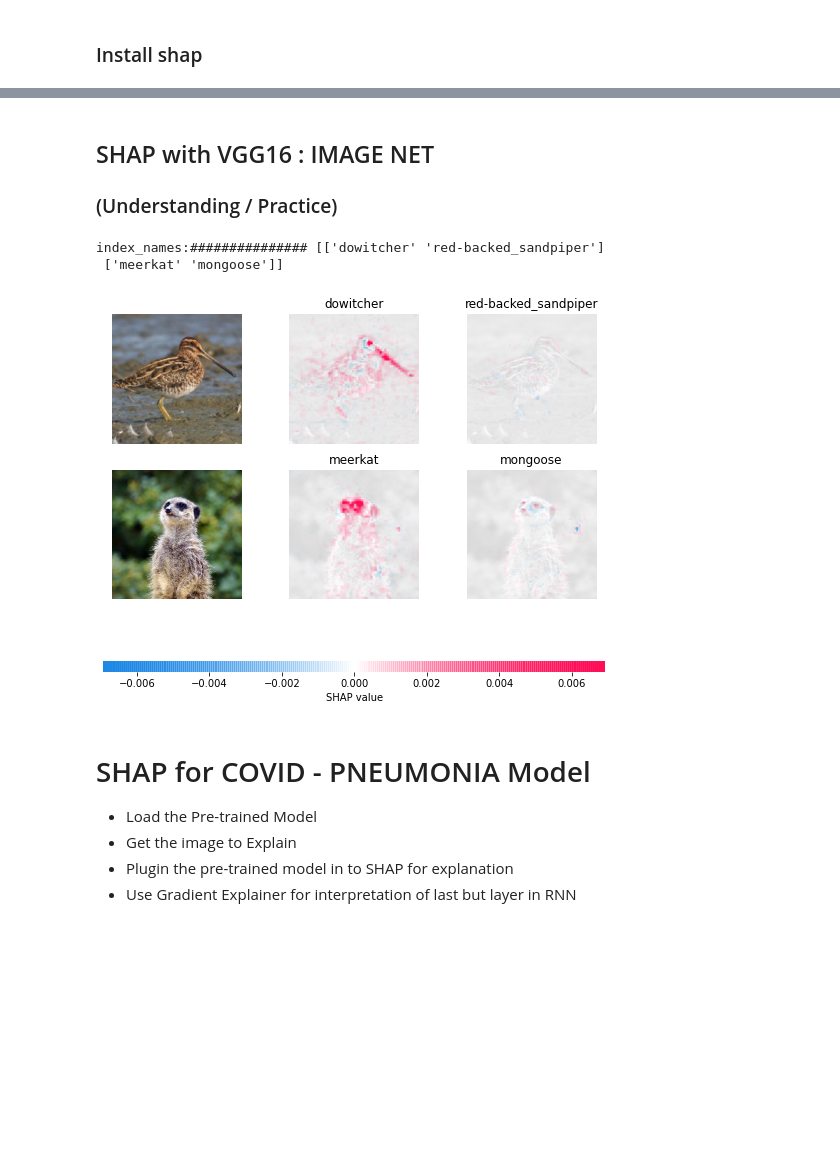
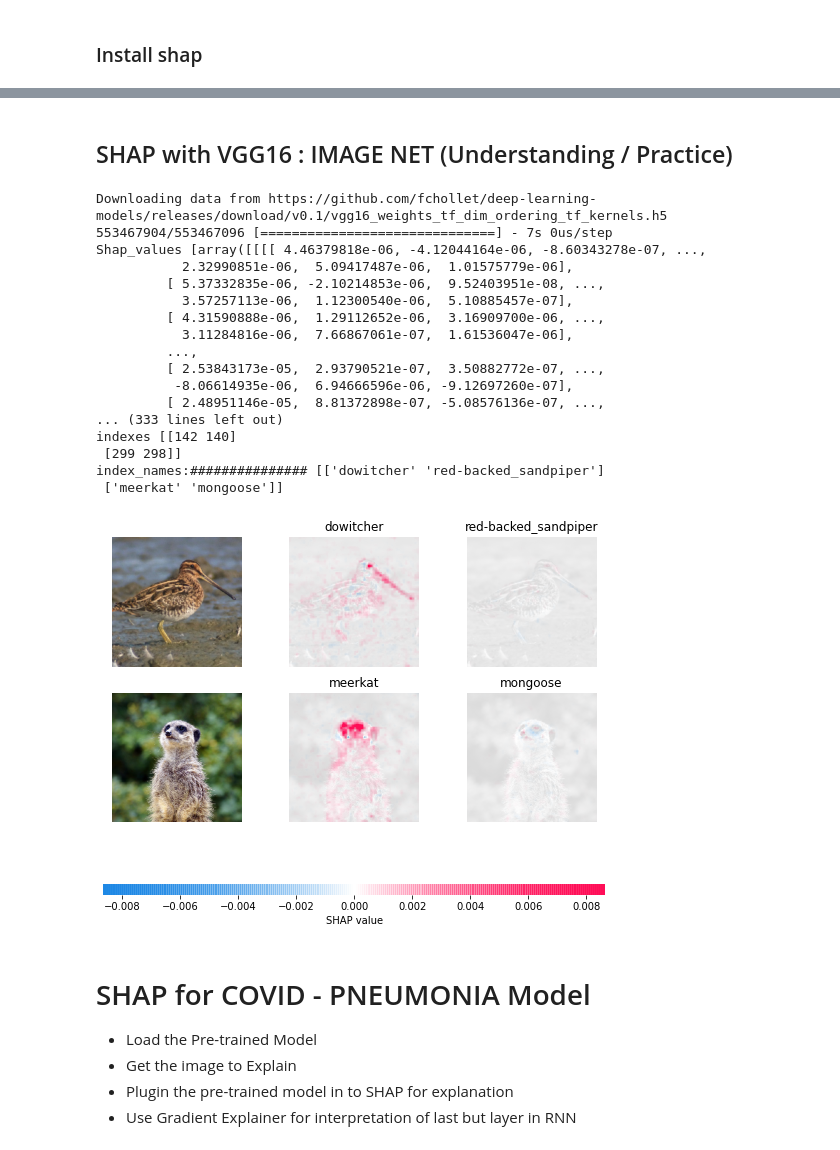
Before and after one commit to gsskalyan/Explainability-Team8, a Jupyter notebook: Part3/SHAP_Part3.ipynb, the cells around one changed output, grey strips where cells are left out. Saved outputs shown, nothing was run; the diff lists cells and outputs as text; code cells hidden in the pictures; blank space fills up the shorter version.

```diff
--- a/Part3/SHAP_Part3.ipynb
+++ b/Part3/SHAP_Part3.ipynb
@@ -49,51 +63,68 @@ Successfully built shap
 Installing collected packages: slicer, shap
 Successfully installed shap-0.37.0 slicer-0.0.3
 # %% [markdown]
-## SHAP with VGG16 : IMAGE NET
-### (Understanding / Practice)
+## SHAP with VGG16 : IMAGE NET (Understanding / Practice)
 # %%
 from keras.applications.vgg16 import VGG16
 from keras.applications.vgg16 import preprocess_input, decode_predictions
 import numpy as np
 import shap
-# import keras.backend as K
-import tensorflow.compat.v1.keras.backend as K
-import tensorflow as tf
-tf.compat.v1.disable_eager_execution()
+import keras.backend as K
+# import tensorflow.compat.v1.keras.backend as K
+# import tensorflow as tf
+# tf.compat.v1.disable_eager_execution()
 import json
 
 # load pre-trained model and choose two images to explain
 model = VGG16(weights='imagenet', include_top=True)
 X,y = shap.datasets.imagenet50()
 # print(X)
 to_explain = X[[39,41]]
 # print("to_explain:",to_explain)
 
 # load the ImageNet class names
 url = "https://s3.amazonaws.com/deep-learning-models/image-models/imagenet_class_index.json"
 fname = shap.datasets.cache(url)
 with open(fname) as f:
     class_names = json.load(f)
 # print(class_names)
 
 # explain how the input to the 7th layer of the model explains the top two classes
 def map2layer(x, layer):
     feed_dict = dict(zip([model.layers[0].input], [preprocess_input(x.copy())]))
     return K.get_session().run(model.layers[layer].input, feed_dict)
 
 e = shap.GradientExplainer((model.layers[7].input, model.layers[-1].output), map2layer(preprocess_input(X.copy()), 7))
 shap_values,indexes = e.shap_values(map2layer(to_explain, 7), ranked_outputs=2)
 
+print("Shap_values",shap_values)
+print("indexes",indexes)
+
 # get the names for the classes
 index_names = np.vectorize(lambda x: class_names[str(x)][1])(indexes)
 print("index_names:###############",index_names)
 
 # plot the explanations
 shap.image_plot(shap_values, to_explain, index_names)
 # %% [output]
+Downloading data from https://github.com/fchollet/deep-learning-models/releases/download/v0.1/vgg16_weights_tf_dim_ordering_tf_kernels.h5
+553467904/553467096 [==============================] - 7s 0us/step
+Shap_values [array([[[[ 4.46379818e-06, -4.12044164e-06, -8.60343278e-07, ...,
+           2.32990851e-06,  5.09417487e-06,  1.01575779e-06],
+         [ 5.37332835e-06, -2.10214853e-06,  9.52403951e-08, ...,
+           3.57257113e-06,  1.12300540e-06,  5.10885457e-07],
+         [ 4.31590888e-06,  1.29112652e-06,  3.16909700e-06, ...,
+           3.11284816e-06,  7.66867061e-07,  1.61536047e-06],
+         ...,
+         [ 2.53843173e-05,  2.93790521e-07,  3.50882772e-07, ...,
+          -8.06614935e-06,  6.94666596e-06, -9.12697260e-07],
+         [ 2.48951146e-05,  8.81372898e-07, -5.08576136e-07, ...,
+... (333 lines left out)
+indexes [[142 140]
+ [299 298]]
 index_names:############### [['dowitcher' 'red-backed_sandpiper']
  ['meerkat' 'mongoose']]
-[figure, old version]
+[figure, new version]
 # %% [markdown]
 # SHAP for COVID - PNEUMONIA Model
 
```
Also changed, not shown: parts of 14 cells of this notebook.
